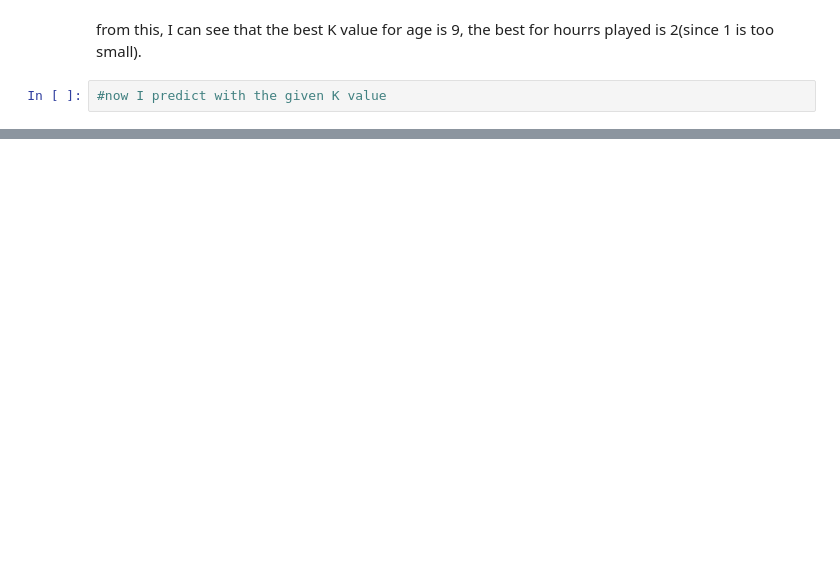
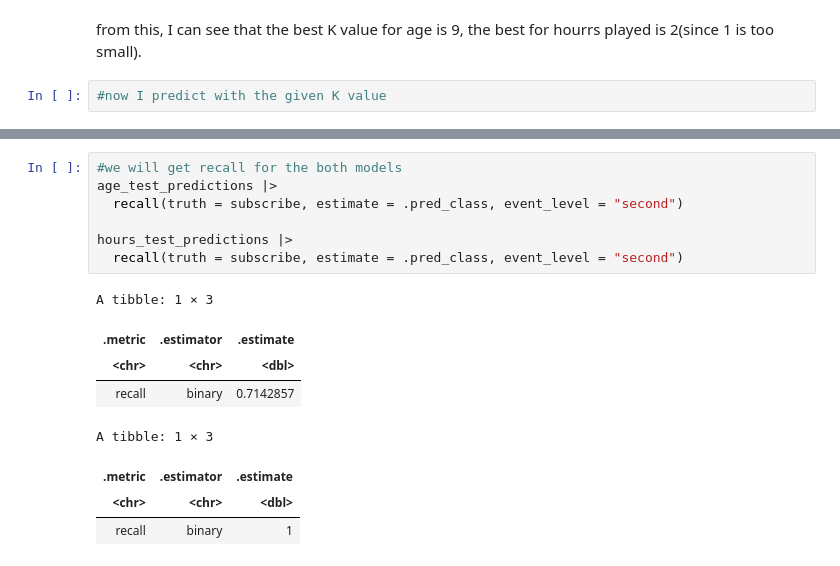
Before and after one commit to wwu0716/nick-project-, a Jupyter notebook: project_original.ipynb, the cells around one changed output, grey strips where cells are left out. Saved outputs shown, nothing was run; the diff lists cells and outputs as text; blank space fills up the shorter version.

```diff
--- a/project_original.ipynb
+++ b/project_original.ipynb
@@ -311,0 +335,16 @@ This could lead to the future question of "why almost everyone who played in the
+# %%
+#we will get recall for the both models
+age_test_predictions |>
+  recall(truth = subscribe, estimate = .pred_class, event_level = "second")
+
+hours_test_predictions |>
+  recall(truth = subscribe, estimate = .pred_class, event_level = "second")
+# %% [output]
+A tibble: 1 × 3
+| .metric | .estimator | .estimate |
+| <chr> | <chr> | <dbl> |
+| recall | binary | 0.7142857 |
+A tibble: 1 × 3
+| .metric | .estimator | .estimate |
+| <chr> | <chr> | <dbl> |
+| recall | binary | 1 |
```
Also changed, not shown: parts of 13 cells of this notebook.
